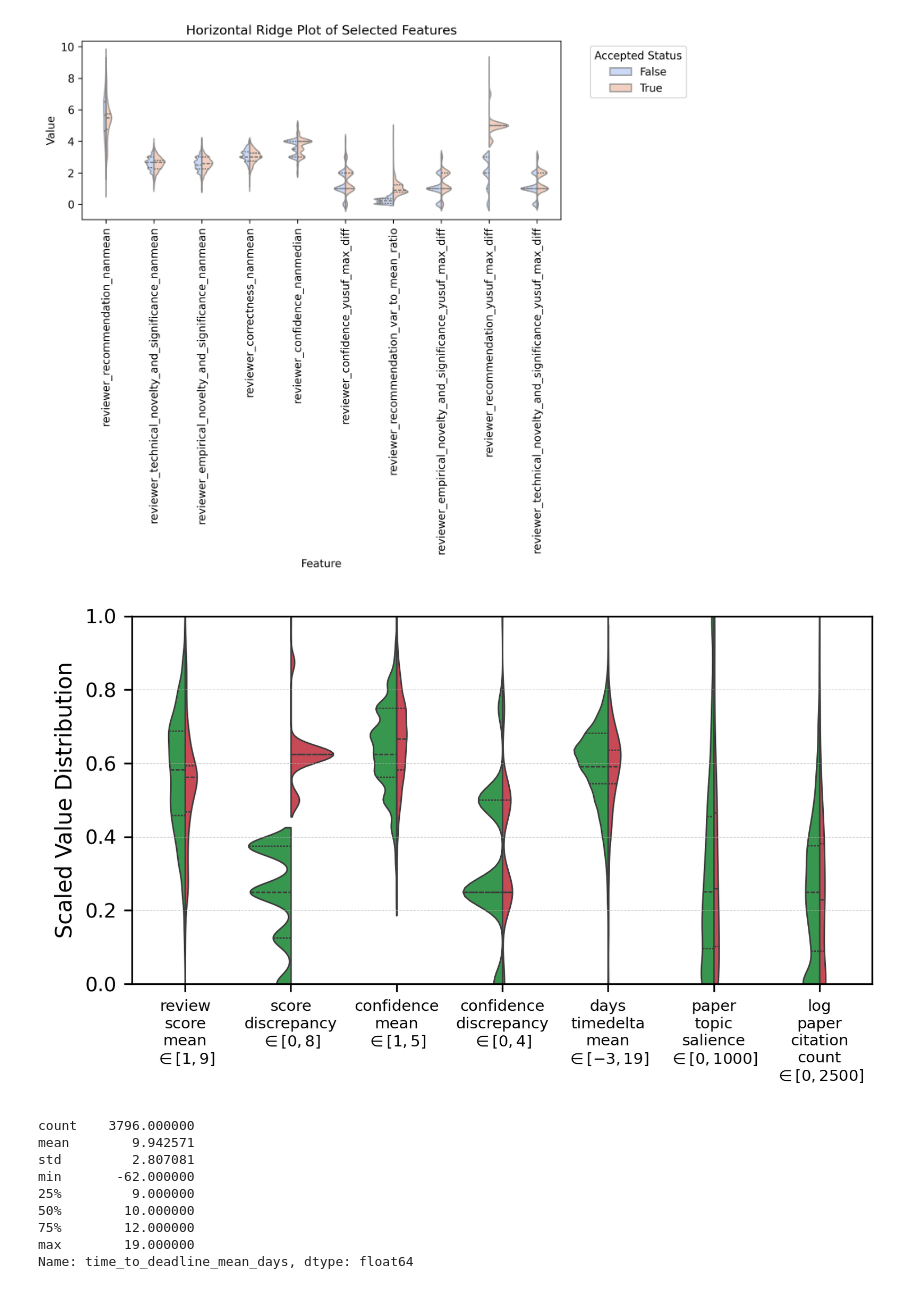
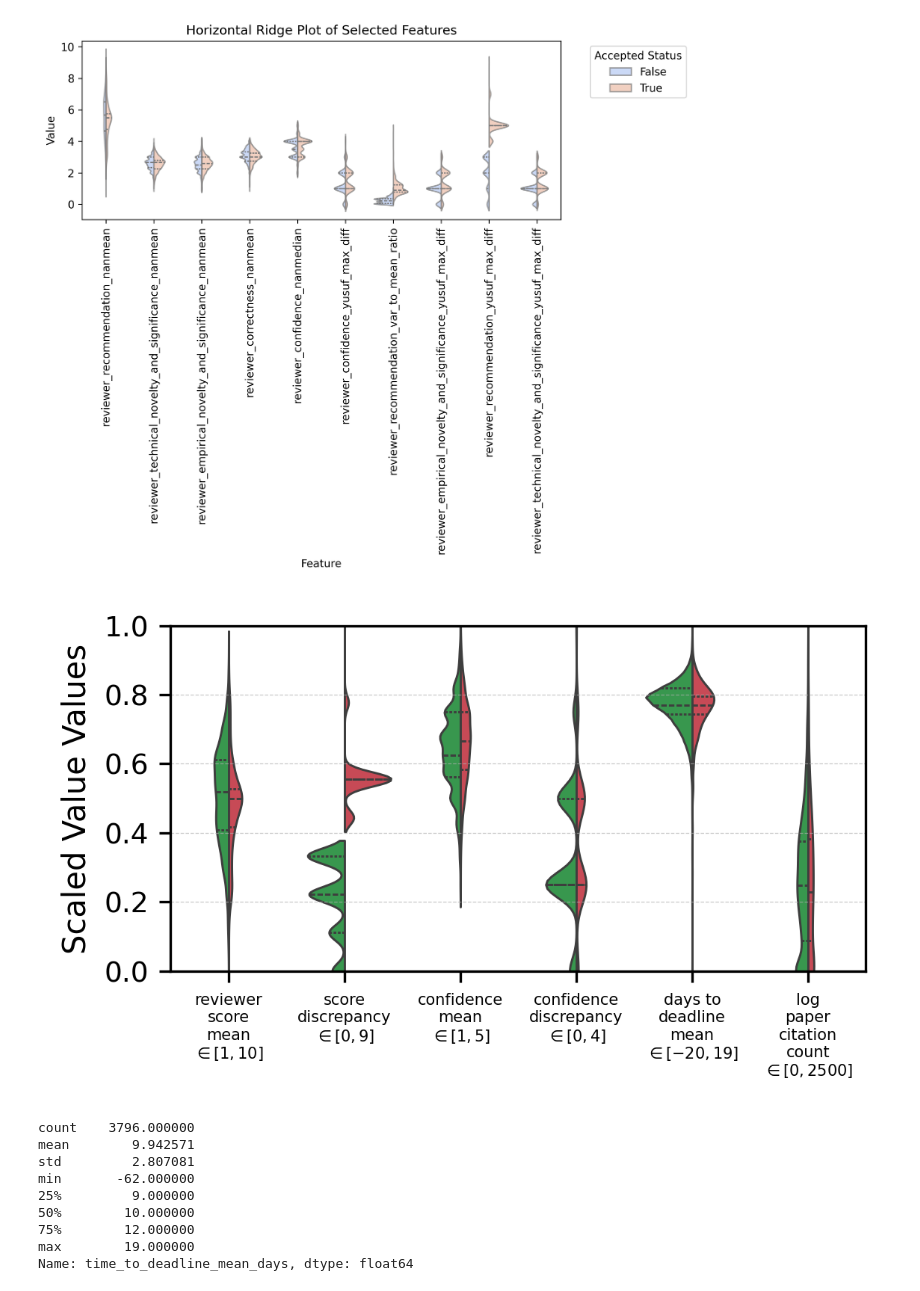
Before and after one commit to halilfarukkaragoz/data-literacy-group16, a Jupyter notebook: koray/notebooks/distribution-of-features2.ipynb, the cells around one changed output. Saved outputs shown, nothing was run; the diff lists cells and outputs as text; code cells hidden in the pictures.

```diff
--- a/koray/notebooks/distribution-of-features2.ipynb
+++ b/koray/notebooks/distribution-of-features2.ipynb
@@ -194,7 +194,7 @@ def plot_ridge_kde(df: pd.DataFrame,
     df_melted = df.melt(id_vars=hue_col, value_vars=selected_columns, var_name="Feature", value_name="Value")
 
     # Create the figure
-    plt.figure(dpi=300, figsize=(6, 3))
+    plt.figure(dpi=300, figsize=(4, 2))
 
     plt.grid(True, linestyle='--', linewidth=0.3, alpha=0.7)
 
@@ -223,12 +223,12 @@ def plot_ridge_kde(df: pd.DataFrame,
     # plt.axvline(x=middle_index, color='red', linestyle='--', linewidth=0.8, alpha=0.7)  # Add vertical line
 
     # Formatting
-    plt.xticks(rotation=0, fontsize=7)  # Set smaller font size for x-axis labels
+    plt.xticks(rotation=0, fontsize=5)  # Set smaller font size for x-axis labels
 
     # plt.yticks(np.arange(0, 11, 1), fontsize=7)  # Set smaller font size for y-axis labels
     plt.yticks(np.arange(0, 1.0001, 0.2), fontsize=9)  # Set smaller font size for y-axis labels
     plt.xlabel("", fontsize=10)  # Set smaller font size for x-axis label
-    plt.ylabel("Scaled Value Distribution", fontsize=10)  # Set smaller font size for y-axis label
+    plt.ylabel("Scaled Value Values", fontsize=10)  # Set smaller font size for y-axis label
     # plt.title("Ridge Plot of Selected Features (Split by 'is_high_discrepancy')", fontsize=14)  # Set smaller font size for title
 
     plt.legend().remove()
@@ -269,38 +269,38 @@ def rescale_columns(df: pd.DataFrame, columns, maxmin_cols):
         # if 'citation_count' in col:
         #     # take the log of citation count
         #     df[col] = np.log(df[col] + 1)
 
     return df
 
 
 # rename_map = {col: f"F{i+1}" for i, col in enumerate(selected_columns)}
 rename_map = {
-    'reviewer_recommendation_nanmean':  'review\nscore\nmean\n$\\in [1,9]$',
-    'reviewer_recommendation_yusuf_max_diff':  'score\ndiscrepancy\n$\\in [0,8]$',
+    'reviewer_recommendation_nanmean':  'reviewer\nscore\nmean\n$\\in [1,10]$',
+    'reviewer_recommendation_yusuf_max_diff':  'score\ndiscrepancy\n$\\in [0,9]$',
     'reviewer_confidence_nanmean': 'confidence\nmean\n$\\in [1,5]$',
     'reviewer_confidence_yusuf_max_diff': 'confidence\ndiscrepancy\n$\\in [0,4]$',
     # 'time_to_deadline_mean_seconds': 'seconds\ntimedelta\nmean\n$\\in [-1e6, 2e6]$',
-    'time_to_deadline_mean_days': 'days\ntimedelta\nmean\n$\\in [-3, 19]$',
-    'paper_topic_salience': 'paper\ntopic\nsalience\n$\\in [0, 1000]$',
+    'time_to_deadline_mean_days': 'days to\ndeadline\nmean\n$\\in [-20, 19]$',
+    # 'paper_topic_salience': 'paper\ntopic\nsalience\n$\\in [0, 1000]$',
     'citation_count': 'log\npaper\ncitation\ncount\n$\\in [0, 2500]$',
 }
 
 
 # Select columns for ridge plot
 
 selected_columns = [k for k in rename_map.keys()]
 sorted_columns = sorted(selected_columns, key=lambda col: kl_divergences[col], reverse=True)
 
 
 maxmin_cols = {k: eval(v.split("\\in ")[-1][:-1]) for k, v in rename_map.items()}
 
 
 df2 = rescale_columns(df.copy(deep=True), selected_columns, maxmin_cols)
 
 
 plot_ridge_kde(df2, selected_columns, rename_map=rename_map)
 # %% [output]
-[figure, old version]
+[figure, new version]
 # %%
 df['time_to_deadline_mean_days'].describe()
 # %% [output]
```
Also changed, not shown: parts of 1 cell of this notebook.
